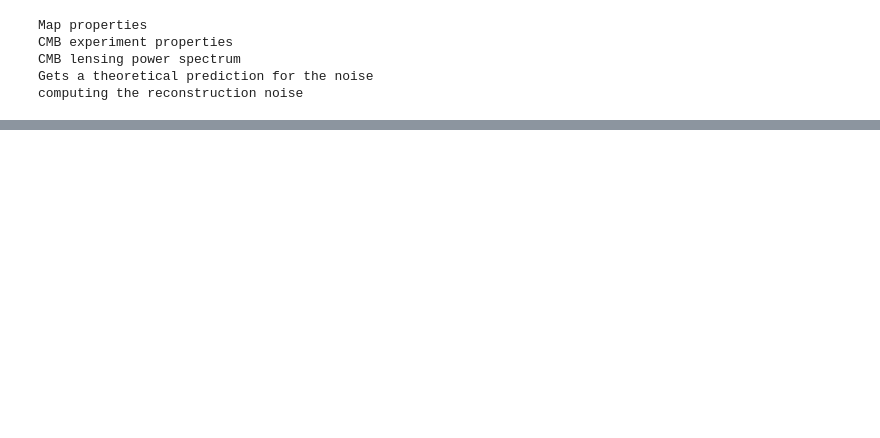
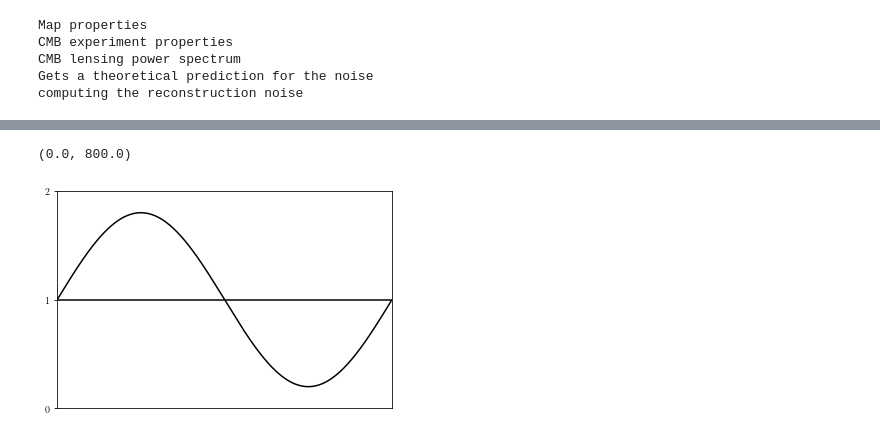
Before and after one commit to DelonShen/LensQuEst, a Jupyter notebook: dev/aniso_noise_visualization.ipynb, the cells around one changed output, grey strips where cells are left out. Saved outputs shown, nothing was run; the diff lists cells and outputs as text; code cells hidden in the pictures; blank space fills up the shorter version.

```diff
--- a/dev/aniso_noise_visualization.ipynb
+++ b/dev/aniso_noise_visualization.ipynb
@@ -136,0 +144,13 @@ plt.savefig('figures/anisotropic_noise_map_exaggeratd_visual.pdf', bbox_inches =
+# %%
+f = lambda x: 1+.8*np.sin(np.pi*x/400)
+
+x = np.array(list(range(800)))
+y = f(x)
+plt.plot(x,y, c='k')
+plt.yticks([0,1,2])
+plt.xticks([])
+plt.axhline(1, c='k')
+plt.xlim([0,800])
+# %% [output]
+(0.0, 800.0)
+[figure, added]
```
Also changed, not shown: parts of 2 cells of this notebook, 3 other files.
